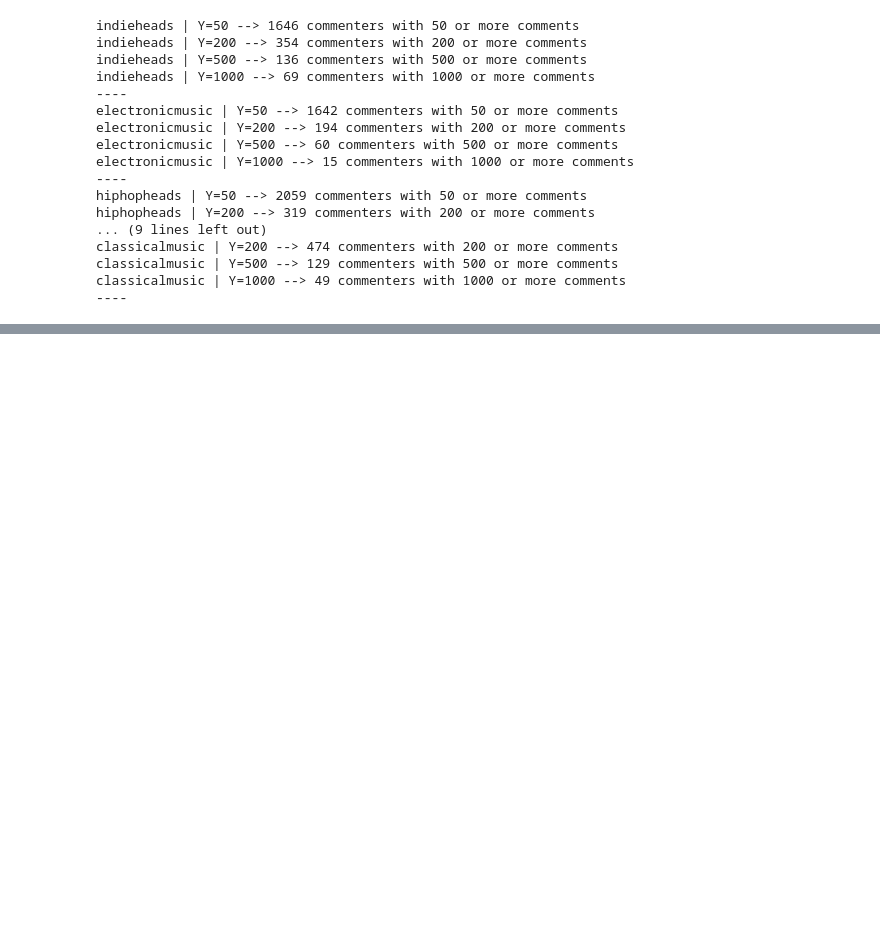
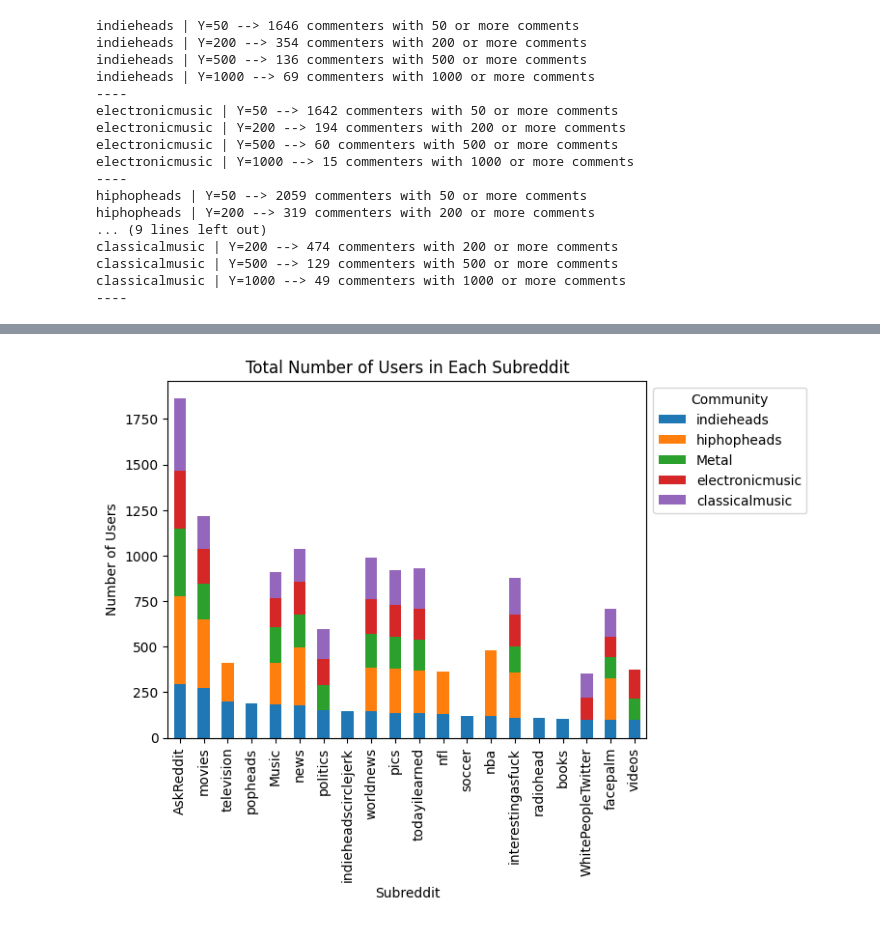
Before and after one commit to eliranshemtov/Musical-Preferences-And-Textual-Expression, a Jupyter notebook: MusicalPreferences.ipynb, the cells around one changed output, grey strips where cells are left out. Saved outputs shown, nothing was run; the diff lists cells and outputs as text; code cells hidden in the pictures; blank space fills up the shorter version.

```diff
--- a/MusicalPreferences.ipynb
+++ b/MusicalPreferences.ipynb
@@ -389,0 +766,41 @@ classicalmusic | Y=1000 --> 49 commenters with 1000 or more comments
+# %%
+import pandas as pd
+import matplotlib.pyplot as plt
+
+# Load the community data from the saved Excel file
+xlsx_file = 'community_summary.xlsx'
+xl = pd.ExcelFile(xlsx_file)
+
+# Set the maximum number of subreddits to plot
+max_subreddits = 20
+
+# Create an empty DataFrame to store the data for the stacked bar chart
+data = pd.DataFrame()
+
+# Iterate over each sheet (community) in the Excel file
+for sheet_name in xl.sheet_names:
+    # Read the data from the sheet into a DataFrame
+    df = xl.parse(sheet_name)
+
+    # Sort the DataFrame by the number of users in descending order
+    df.sort_values(by='Number of Users', ascending=False, inplace=True)
+
+    # Select the top N subreddits
+    top_subreddits = df.head(max_subreddits)
+
+    # Set the subreddit names and numbers of users as columns in the data DataFrame
+    data[sheet_name] = top_subreddits.set_index('Subreddit')['Number of Users']
+
+# Plot the stacked bar chart
+ax = data.plot(kind='bar', stacked=True)
+ax.set_xlabel('Subreddit')
+ax.set_ylabel('Number of Users')
+ax.set_title('Total Number of Users in Each Subreddit')
+
+# Show the legend
+ax.legend(title='Community', bbox_to_anchor=(1, 1), loc='upper left')
+
+# Show the plot
+plt.show()
+# %% [output]
+[figure, added]
```
Also changed, not shown: parts of 11 cells of this notebook, 7 other files.
